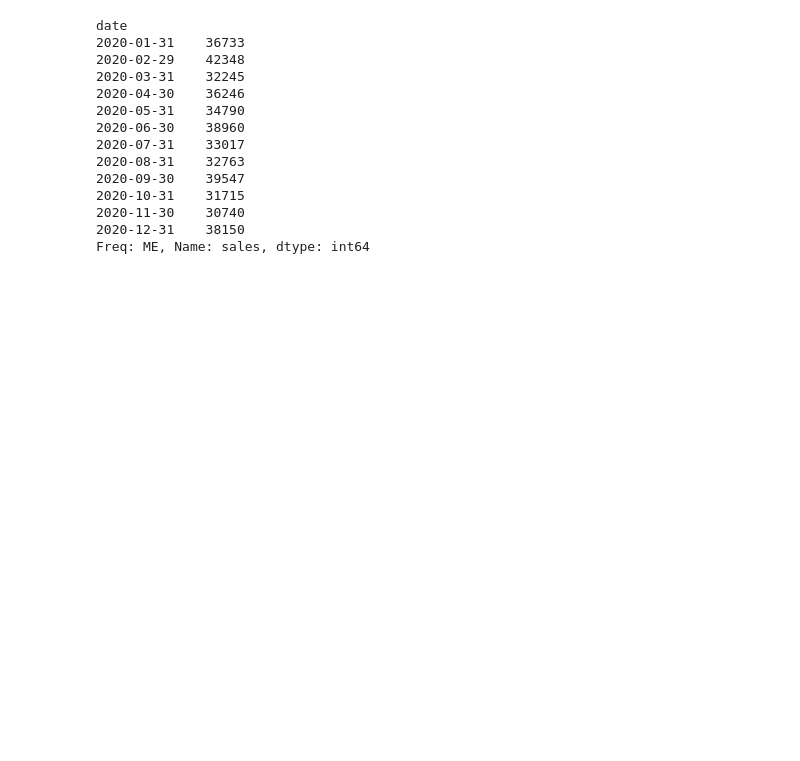
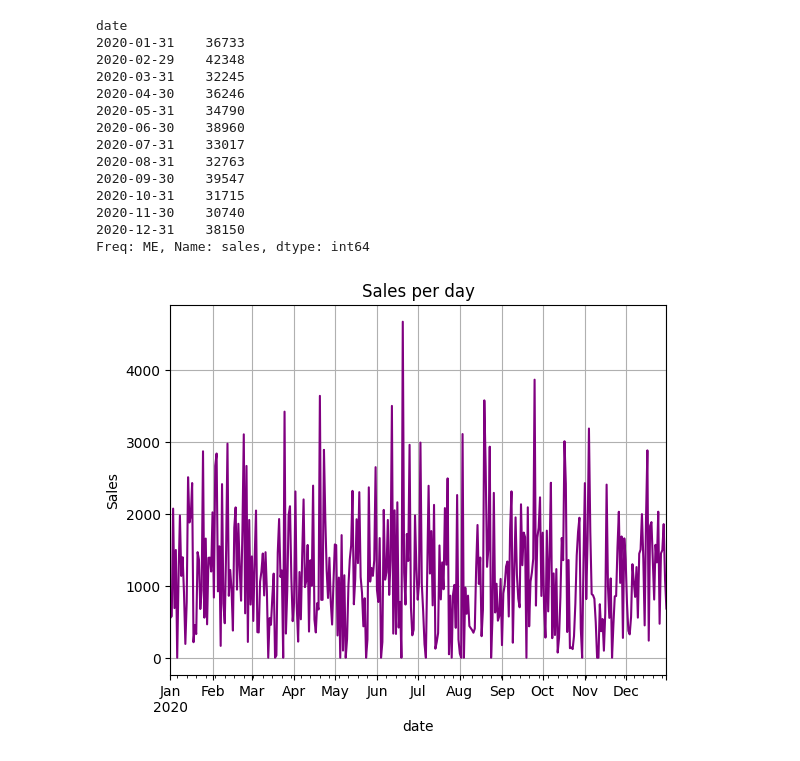
Before and after one commit to alexismenanieves/4Geeks, a Jupyter notebook: notebooks/Pandas_Drill.ipynb, the cells around one changed output. Saved outputs shown, nothing was run; the diff lists cells and outputs as text; code cells hidden in the pictures; blank space fills up the shorter version.

```diff
--- a/notebooks/Pandas_Drill.ipynb
+++ b/notebooks/Pandas_Drill.ipynb
@@ -75,4 +75,13 @@ date
 2020-11-30    30740
 2020-12-31    38150
 Freq: ME, Name: sales, dtype: int64
+# %%
+# Step 3. Perform busines analysis
+# 3.1 Plot sales per day
+df['sales'].resample('D').sum().plot(title='Sales per day', c='purple')
+plt.ylabel('Sales')
+plt.grid(True)
+plt.show()
+# %% [output]
+[figure, added]
 # %%
```
Also changed, not shown: parts of 2 cells of this notebook.
